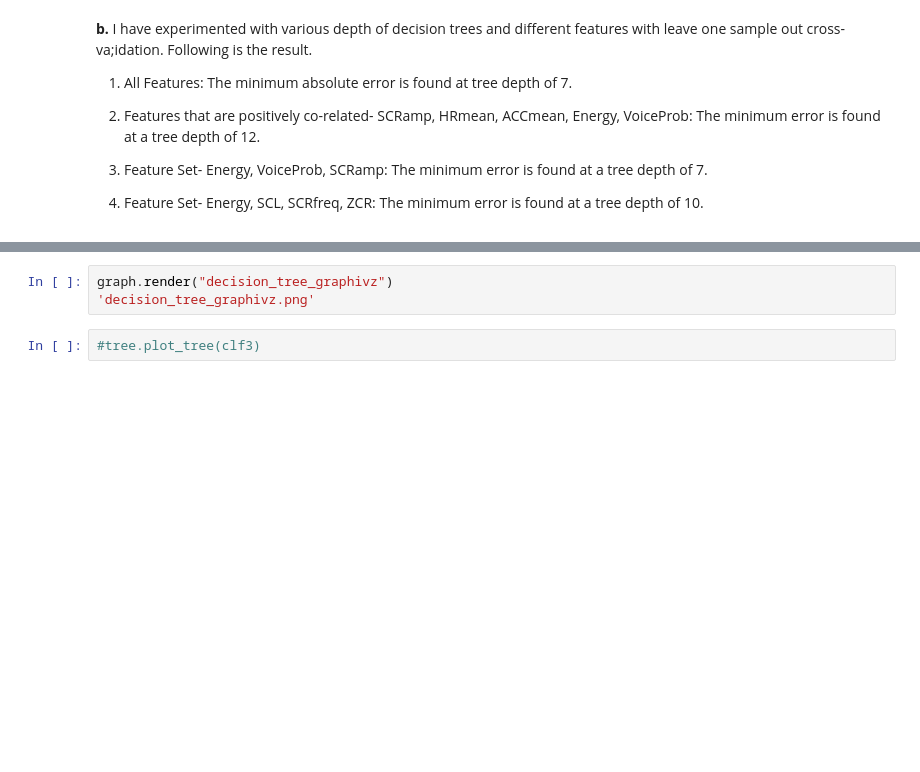
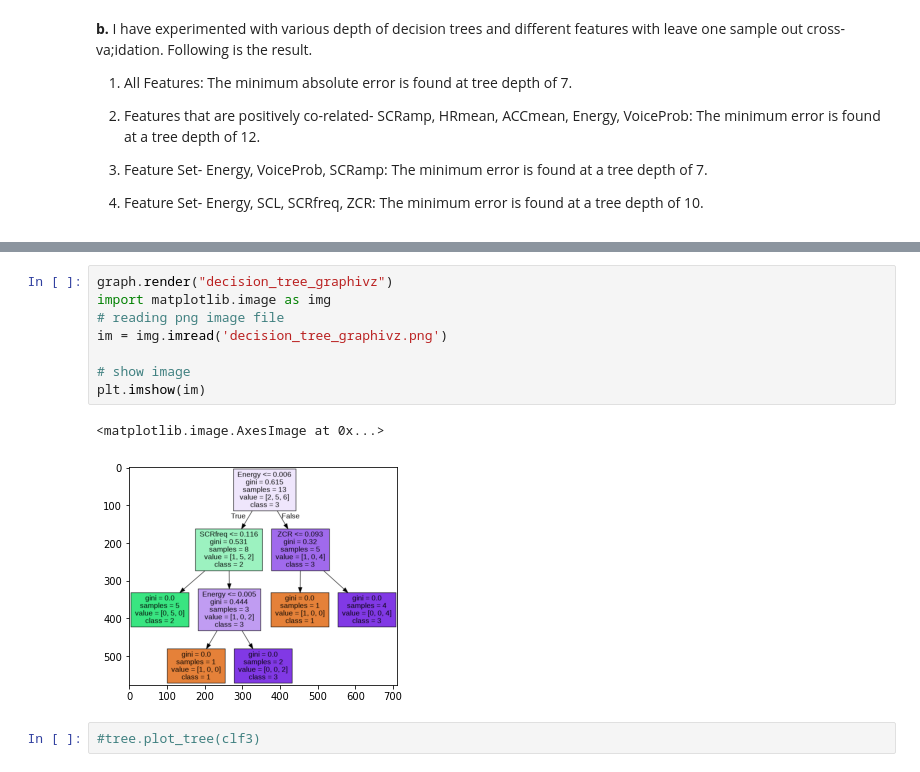
Before and after one commit to adrita23/Predicting-Hirability-from-Job-Interview, a Jupyter notebook: Predicting_One's_Hirability_Based_on_the_Job_Interview_.ipynb, the cells around one changed output, grey strips where cells are left out. Cells and saved outputs as stored; diff of their text form; blank space fills up the shorter version.

```diff
--- a/Predicting_One's_Hirability_Based_on_the_Job_Interview_.ipynb
+++ b/Predicting_One's_Hirability_Based_on_the_Job_Interview_.ipynb
@@ -222,9 +222,17 @@ graph = graphviz.Source(dot_data, format="png")
 graph
 # %% [output]
 [drawing not drawn]
-# %%
-graph.render("decision_tree_graphivz")
-'decision_tree_graphivz.png'
+# %%
+graph.render("decision_tree_graphivz")
+import matplotlib.image as img
+# reading png image file
+im = img.imread('decision_tree_graphivz.png')
+
+# show image
+plt.imshow(im)
+# %% [output]
+<matplotlib.image.AxesImage at 0x...>
+[figure, added]
 # %%
 #tree.plot_tree(clf3)
 # %% [markdown]
```
